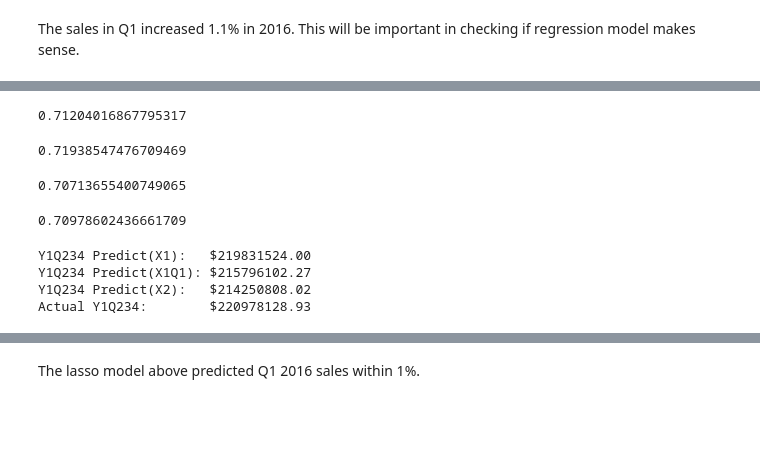
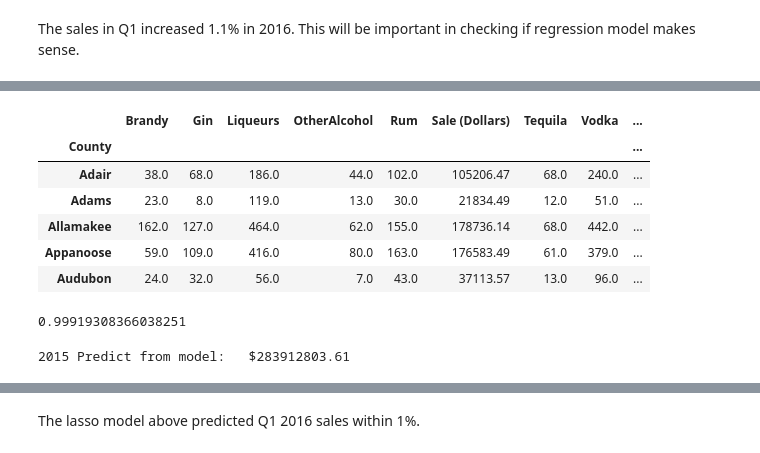
Before and after one commit to tptirrell/DSI-Projects, a Jupyter notebook: Project 3'.ipynb, the cells around one changed output, grey strips where cells are left out. Cells and saved outputs as stored; diff of their text form; code cells hidden in the pictures; blank space fills up the shorter version.

```diff
--- a/Project 3'.ipynb
+++ b/Project 3'.ipynb
@@ -315,54 +293,25 @@ regressiondf2015.head()
+# %%
+countysalesmodel2016q1 = pd.pivot_table(df2016q1, index = ['County'], values=['Sale (Dollars)','Volume Sold (Liters)','Brandy','Gin','Liqueurs','OtherAlcohol','Rum','Tequila','Vodka','Whisky'],aggfunc=np.sum)
+countysalesmodel2016q1.head()
+# %% [output]
+|  | Brandy | Gin | Liqueurs | OtherAlcohol | Rum | Sale (Dollars) | Tequila | Vodka | ... |
+| County |  |  |  |  |  |  |  |  | ... |
+| Adair | 38.0 | 68.0 | 186.0 | 44.0 | 102.0 | 105206.47 | 68.0 | 240.0 | ... |
+| Adams | 23.0 | 8.0 | 119.0 | 13.0 | 30.0 | 21834.49 | 12.0 | 51.0 | ... |
+| Allamakee | 162.0 | 127.0 | 464.0 | 62.0 | 155.0 | 178736.14 | 68.0 | 442.0 | ... |
+| Appanoose | 59.0 | 109.0 | 416.0 | 80.0 | 163.0 | 176583.49 | 61.0 | 379.0 | ... |
+| Audubon | 24.0 | 32.0 | 56.0 | 7.0 | 43.0 | 37113.57 | 13.0 | 96.0 | ... |
 # %%
-#Linear Model all 2015
+#Linear Model (final)
 
 lr = linear_model.LinearRegression()
-lr_modelX1 = lr.fit(X1, Y1)
-lrX1_r2 =  r2_score(y_true=Y1, y_pred=lr_modelX1.predict(X1))
-lrX1_r2
+lr_model = lr.fit(countysalesmodelq12015, countysalesmodel2015)
+lr_r2 =  r2_score(y_true=countysalesmodel2015, y_pred=lr_model.predict(countysalesmodelq12015))
+lr_r2
 # %% [output]
-0.71204016867795317
+0.99919308366038251
-# %%
-#Linear Model only Q12015
-
-lr = linear_model.LinearRegression()
-lr_modelX1Q1 = lr.fit(X1Q1, Y1Q1)
-lrX1Q1_r2 =  r2_score(y_true=Y1Q1, y_pred=lr_modelX1Q1.predict(X1Q1))
-lrX1Q1_r2
-# %% [output]
-0.71938547476709469
-# %%
-#Linear Model only Q12016
-
-lr = linear_model.LinearRegression()
-lr_modelX2 = lr.fit(X2, Y2)
-lrX2_r2 =  r2_score(y_true=Y2, y_pred=lr_modelX2.predict(X2))
-lrX2_r2
-# %% [output]
-0.70713655400749065
-# %%
-#Linear Model only Q234 2015
-
-lr = linear_model.LinearRegression()
-lr_modelX1Q234 = lr.fit(X1Q234, Y1Q234)
-lrX1Q234_r2 =  r2_score(y_true=Y1Q234, y_pred=lr_modelX1Q234.predict(X1Q234))
-lrX1Q234_r2
-# %% [output]
-0.70978602436661709
-# %%
-#Calculates predictions for 2015 Q234 for each of the models in order to see which model performs best.
-
-X1predictionsY1Q234 = lr_modelX1.predict(X1Q234)
-print "Y1Q234 Predict(X1):   $%.2f" % (X1predictionsY1Q234.sum())
-
-X1Q1predictionsY1Q234 = lr_modelX1Q1.predict(X1Q234)
-print "Y1Q234 Predict(X1Q1): $%.2f "% (X1Q1predictionsY1Q234.sum())
-
-X2predictionsY1Q234 = lr_modelX2.predict(X1Q234)
-print "Y1Q234 Predict(X2):   $%.2f" % (X2predictionsY1Q234.sum())
-
-print "Actual Y1Q234: \t      $%.2f" % (Y1Q234.sum())
-# %% [output]
-Y1Q234 Predict(X1):   $219831524.00
-Y1Q234 Predict(X1Q1): $215796102.27
-Y1Q234 Predict(X2):   $214250808.02
-Actual Y1Q234:        $220978128.93
+# %%
+predictions15 = lr_model.predict(countysalesmodelq12015)
+print "2015 Predict from model:   $%.2f" % (predictions15.sum())
+# %% [output]
+2015 Predict from model:   $283912803.61
```
Also changed, not shown: parts of 24 cells of this notebook.
